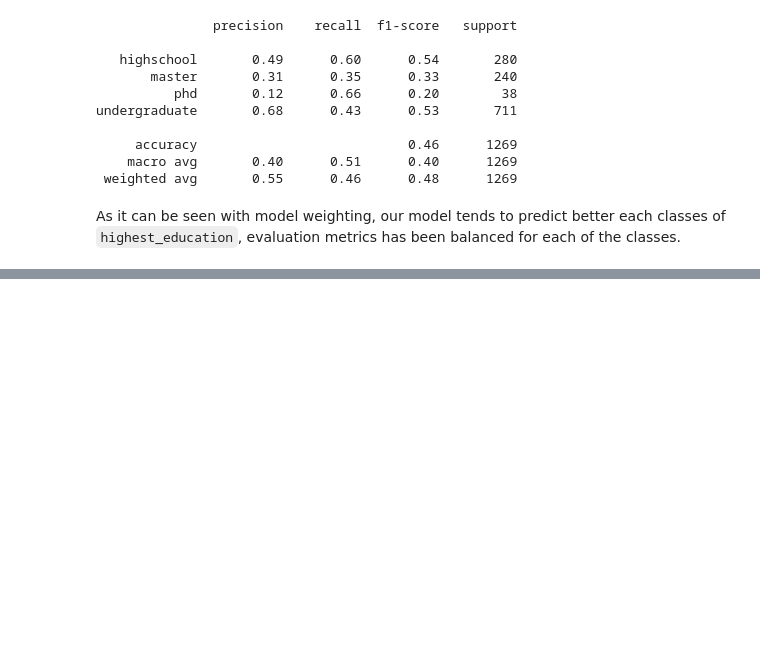
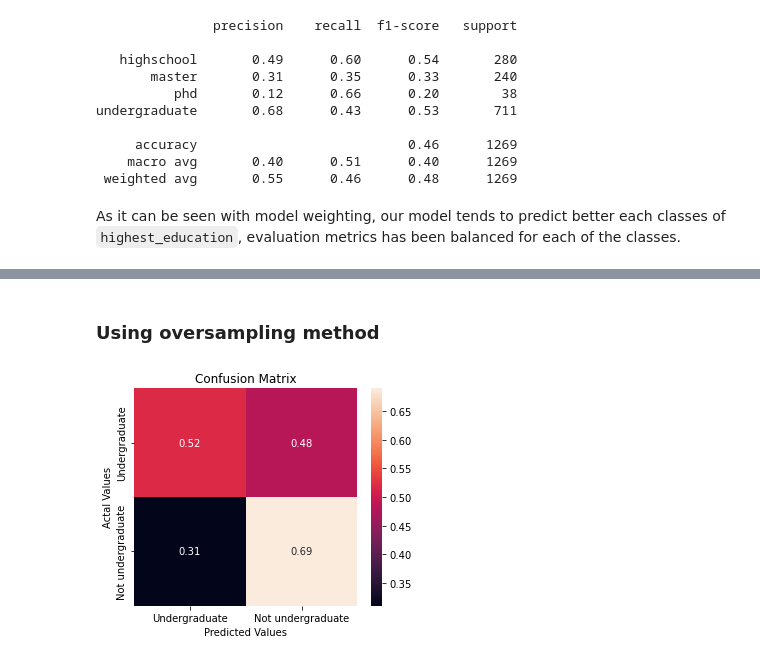
Before and after one commit to markoc1120/OKCupid_Project, a Jupyter notebook: date-a-scientist.ipynb, the cells around one changed output, grey strips where cells are left out. Drawn from its saved outputs; the diff is of its cells as text; code cells hidden in the pictures; blank space fills up the shorter version.

```diff
--- a/date-a-scientist.ipynb
+++ b/date-a-scientist.ipynb
@@ -408,0 +469,27 @@ As it can be seen with model weighting, our model tends to predict better each c
+# %% [markdown]
+### Using oversampling method
+# %%
+feature = df['highest_education_binary']
+
+ros = RandomOverSampler(sampling_strategy='not majority')
+
+X_over, Y_over = ros.fit_resample(labels, feature)
+
+X_train, X_test, Y_train, Y_test = train_test_split(X_over, Y_over, test_size=.3, random_state = 0)
+
+Y_train = Y_train.to_numpy().ravel()
+Y_test = Y_test.to_numpy().ravel()
+# %%
+lr_model = LogisticRegression(max_iter=1000).fit(X_train, Y_train)
+lr_predictions = lr_model.predict(X_test)
+# %%
+cm = confusion_matrix(Y_test, lr_predictions, normalize='true')
+cm_df = pd.DataFrame(cm, index=['Undergraduate', 'Not undergraduate'], columns=['Undergraduate', 'Not undergraduate'])
+plt.figure(figsize=(5,4))
+sns.heatmap(cm_df, annot=True)
+plt.title('Confusion Matrix')
+plt.ylabel('Actal Values')
+plt.xlabel('Predicted Values')
+plt.show()
+# %% [output]
+[figure, added]
```
Also changed, not shown: parts of 13 cells of this notebook.
